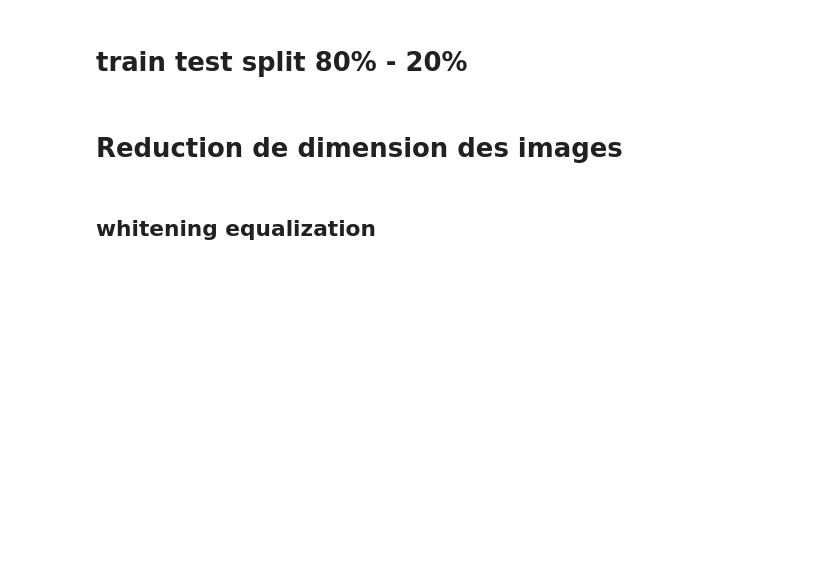
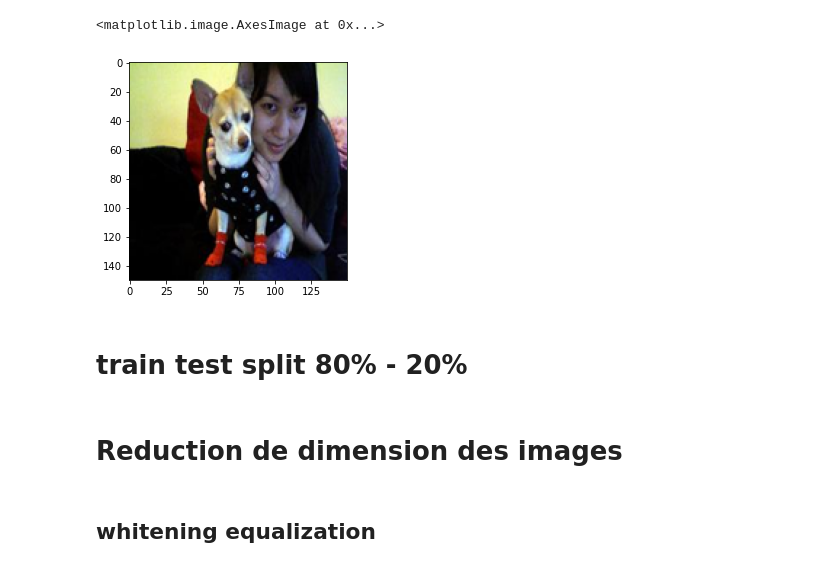
Before and after one commit to jiangwei4/DeepLearning_classificationImages, a Jupyter notebook: ClassificationImagesDeepLearning.ipynb, the cells around one changed output. Cells and saved outputs as stored; diff of their text form; code cells hidden in the pictures; blank space fills up the shorter version.

```diff
--- a/ClassificationImagesDeepLearning.ipynb
+++ b/ClassificationImagesDeepLearning.ipynb
@@ -15,6 +15,15 @@ from PIL import Image
 import tensorflow_docs as tfdocs
 import tensorflow_docs.plots
 import tensorflow_docs.modeling
+# %%
+from skimage.color import rgb2gray
+im1 = Image.open(pathlib.Path().joinpath('Images/n02085620-Chihuahua/n02085620_7.jpg').absolute())
+im1 = im1.resize((150,150))
+
+plt.imshow(im1)
+# %% [output]
+<matplotlib.image.AxesImage at 0x...>
+[figure, added]
 # %% [markdown]
 # train test split 80% - 20%
 # %%
```
Also changed, not shown: 2 other files.
